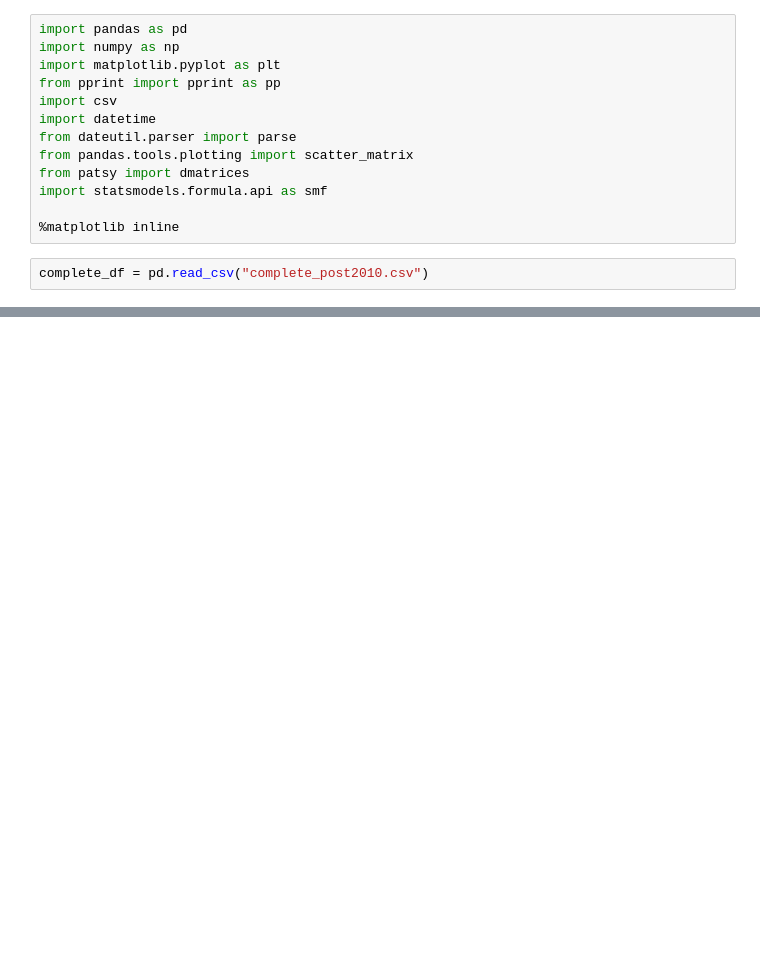
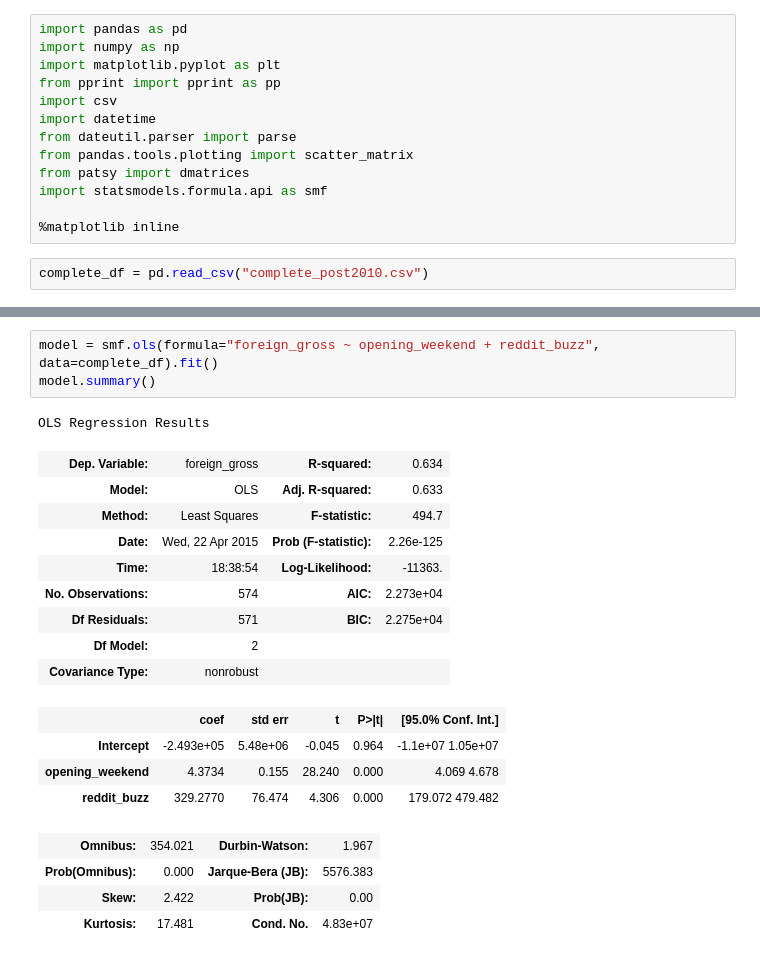
Before and after one commit to smitfire/luther, a Jupyter notebook: luther2.ipynb, the cells around one changed output, grey strips where cells are left out. Saved outputs shown, nothing was run; the diff lists cells and outputs as text; blank space fills up the shorter version.

```diff
--- a/luther2.ipynb
+++ b/luther2.ipynb
@@ -76,0 +99,22 @@ array([[<matplotlib.axes._subplots.AxesSubplot object at 0x...>,
+# %%
+model = smf.ols(formula="foreign_gross ~ opening_weekend + reddit_buzz", data=complete_df).fit()
+model.summary()
+# %% [output]
+OLS Regression Results
+| Dep. Variable: | foreign_gross | R-squared: | 0.634 |
+| Model: | OLS | Adj. R-squared: | 0.633 |
+| Method: | Least Squares | F-statistic: | 494.7 |
+| Date: | Wed, 22 Apr 2015 | Prob (F-statistic): | 2.26e-125 |
+| Time: | 18:38:54 | Log-Likelihood: | -11363. |
+| No. Observations: | 574 | AIC: | 2.273e+04 |
+| Df Residuals: | 571 | BIC: | 2.275e+04 |
+| Df Model: | 2 |  |  |
+| Covariance Type: | nonrobust |  |  |
+|  | coef | std err | t | P>|t| | [95.0% Conf. Int.] |
+| Intercept | -2.493e+05 | 5.48e+06 | -0.045 | 0.964 | -1.1e+07 1.05e+07 |
+| opening_weekend | 4.3734 | 0.155 | 28.240 | 0.000 | 4.069 4.678 |
+| reddit_buzz | 329.2770 | 76.474 | 4.306 | 0.000 | 179.072 479.482 |
+| Omnibus: | 354.021 | Durbin-Watson: | 1.967 |
+| Prob(Omnibus): | 0.000 | Jarque-Bera (JB): | 5576.383 |
+| Skew: | 2.422 | Prob(JB): | 0.00 |
+| Kurtosis: | 17.481 | Cond. No. | 4.83e+07 |
```
Also changed, not shown: parts of 6 cells of this notebook, 2 other files.
